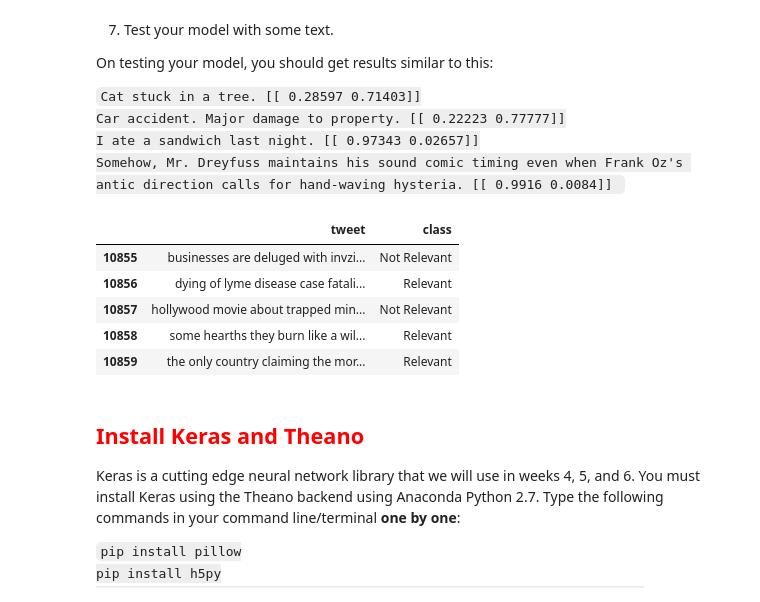
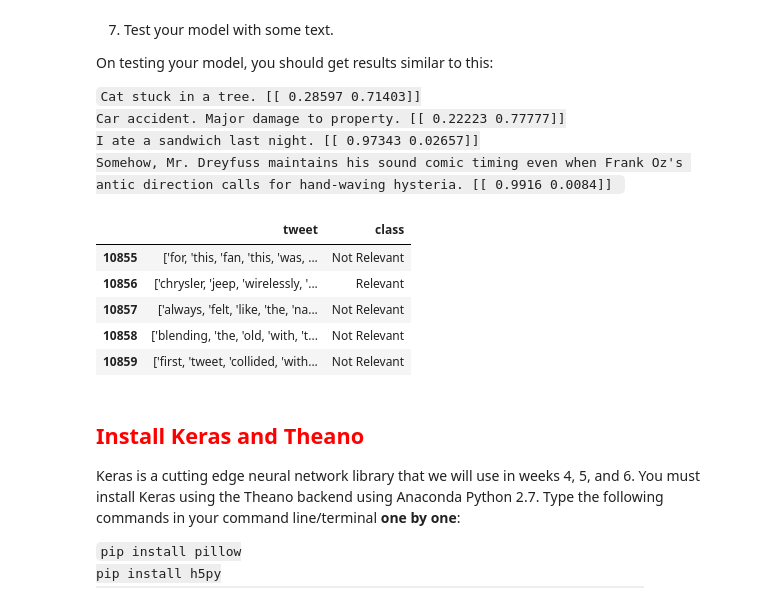
Before and after one commit to ecn3/DATA55000-A3, a Jupyter notebook: Week 3 Assignment Notebook.ipynb, the cells around one changed output. Drawn from its saved outputs; the diff is of its cells as text; code cells hidden in the pictures.

Commit message:
stop words and bag of words

```diff
--- a/Week 3 Assignment Notebook.ipynb
+++ b/Week 3 Assignment Notebook.ipynb
@@ -717,38 +717,62 @@ import numpy as np
 from textblob import TextBlob
 from sklearn.feature_extraction.text import CountVectorizer
 from sklearn.naive_bayes import MultinomialNB
 
 # had to add , encoding='latin1' to get rid of unicode error
 tweets = pd.read_csv('socialmedia-disaster-tweets-DFE.csv', encoding='latin1')[['text','choose_one']]
 tweets.columns = ['tweet','class']
 tweets = tweets[(tweets['class'] == 'Relevant') | (tweets['class'] == 'Not Relevant')]
 tweets = tweets.reset_index(drop=True)
 
 
 # Remove any HTML and Emoticons from the tweets.
 import re
 def preprocessor(text):
     text = re.sub('<[^>]*>', '', text)
     emoticons = re.findall('(?::|;|=)(?:-)?(?:\)|\(|D|P)', text)
     text = re.sub('[\W]+', ' ', text.lower()) +\
         ' '.join(emoticons).replace('-', '').replace(':)', '').replace(':(', '')
     return text
 
 # Apply preprocessor html/emoticon strip
 tweets['tweet'] = tweets['tweet'].apply(preprocessor)
 
 # Reindex the tweets dataframe so the rows are in random order.
 tweets = tweets.sample(frac=1).reset_index(drop=True)
 
+# Create a bag-of-words for the tweets.
+def split_into_tokens(tweet):
+    tweet = str(tweet)  # convert bytes into proper unicode
+    return TextBlob(tweet).words
+
+# Download stop words from NLTK package already uptodate
+import nltk
+from nltk.corpus import stopwords
+
+stop = stopwords.words('english')
+stop = stop + [u'a',u'b',u'c',u'd',u'e',u'f',u'g',u'h',u'i',u'j',u'k',u'l',u'm',u'n',u'o',u'p',u'q',u'r',u's',u't',u'v',u'w',u'x',u'y',u'z']
+
+# Remove stopwords from the tweets.
+def split_into_lemmas(tweet):
+    tweet = str(tweet).lower()
+    words = TextBlob(tweet).words
+    # for each word, take its "base form" = lemma
+    return [word.lemma for word in words if word not in stop]
+
+
+# Convert the words to lemmas and remove any stop words.
+tweets['tweet'] = tweets['tweet'].apply(split_into_tokens)
+tweets['tweet'] = tweets['tweet'].apply(split_into_lemmas)
+
 # Print tail
 tweets.tail()
 # %% [output]
 |  | tweet | class |
-| 10855 | businesses are deluged with invzi... | Not Relevant |
-| 10856 | dying of lyme disease case fatali... | Relevant |
-| 10857 | hollywood movie about trapped min... | Not Relevant |
-| 10858 | some hearths they burn like a wil... | Relevant |
-| 10859 | the only country claiming the mor... | Relevant |
+| 10855 | ['for, 'this, 'fan, 'this, 'was, ... | Not Relevant |
+| 10856 | ['chrysler, 'jeep, 'wirelessly, '... | Relevant |
+| 10857 | ['always, 'felt, 'like, 'the, 'na... | Not Relevant |
+| 10858 | ['blending, 'the, 'old, 'with, 't... | Not Relevant |
+| 10859 | ['first, 'tweet, 'collided, 'with... | Not Relevant |
 # %% [markdown]
 ## <span style="color:red">Install Keras and Theano</span>
 
```
